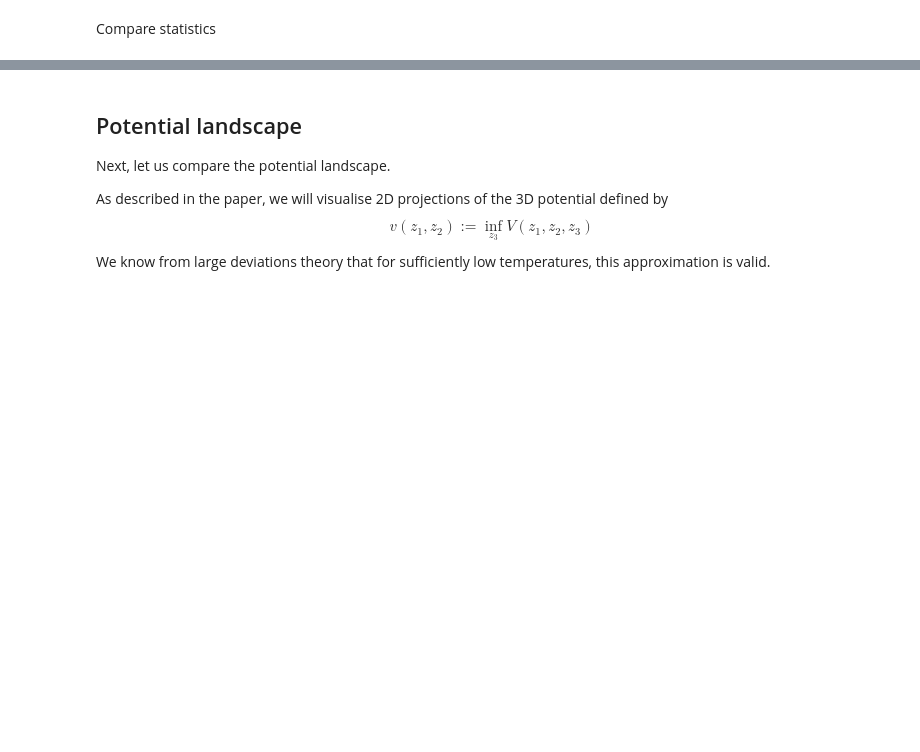
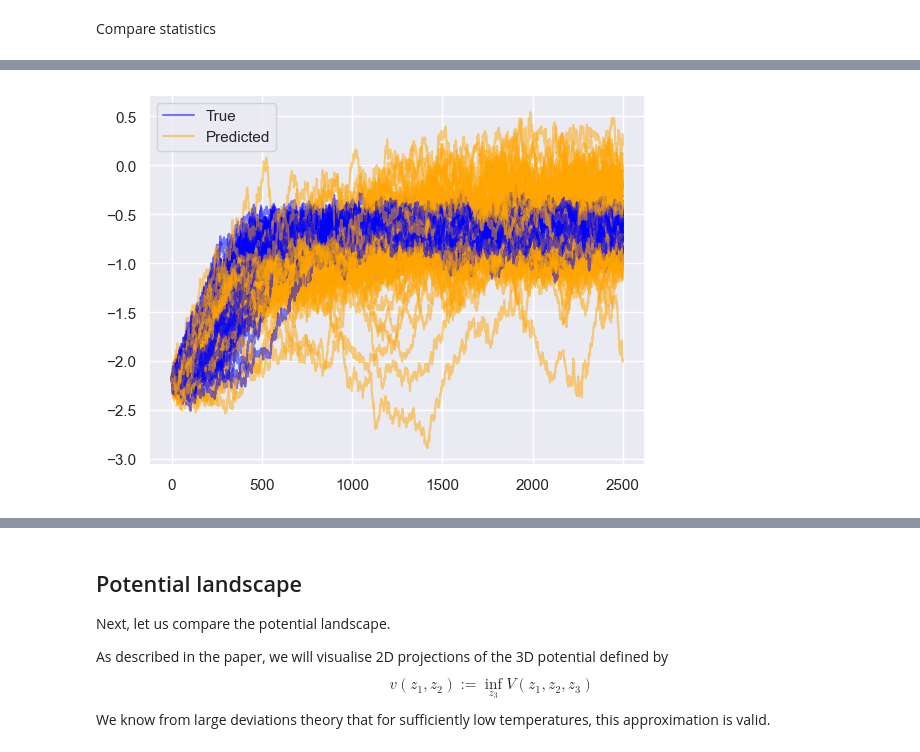
Before and after one commit to beatricesoh/onsagernet-jax, a Jupyter notebook: examples/polymer_dynamics_temperature/polymer_dynamics_temperature_Fs_analysis.ipynb, the cells around one changed output, grey strips where cells are left out. Saved outputs shown, nothing was run; the diff lists cells and outputs as text; code cells hidden in the pictures; blank space fills up the shorter version.

```diff
--- a/examples/polymer_dynamics_temperature/polymer_dynamics_temperature_Fs_analysis.ipynb
+++ b/examples/polymer_dynamics_temperature/polymer_dynamics_temperature_Fs_analysis.ipynb
@@ -136,0 +145,10 @@ for key, test_split in tqdm(zip(keys, test_splits)):
+# %%
+predicted_slow, predicted_mid, predicted_fast = results["predicted_trajectories"]
+true_slow, true_mid, true_fast = results["true_trajectories"]
+# %%
+for i in range(100):
+    plt.plot(true_slow[i, :, 0], c="blue", alpha=0.5)
+    plt.plot(predicted_slow[i, :, 0], c="orange", alpha=0.5)
+    plt.legend(["True", "Predicted"])
+# %% [output]
+[figure, added]
```
Also changed, not shown: parts of 40 cells of this notebook, 2 other files.
